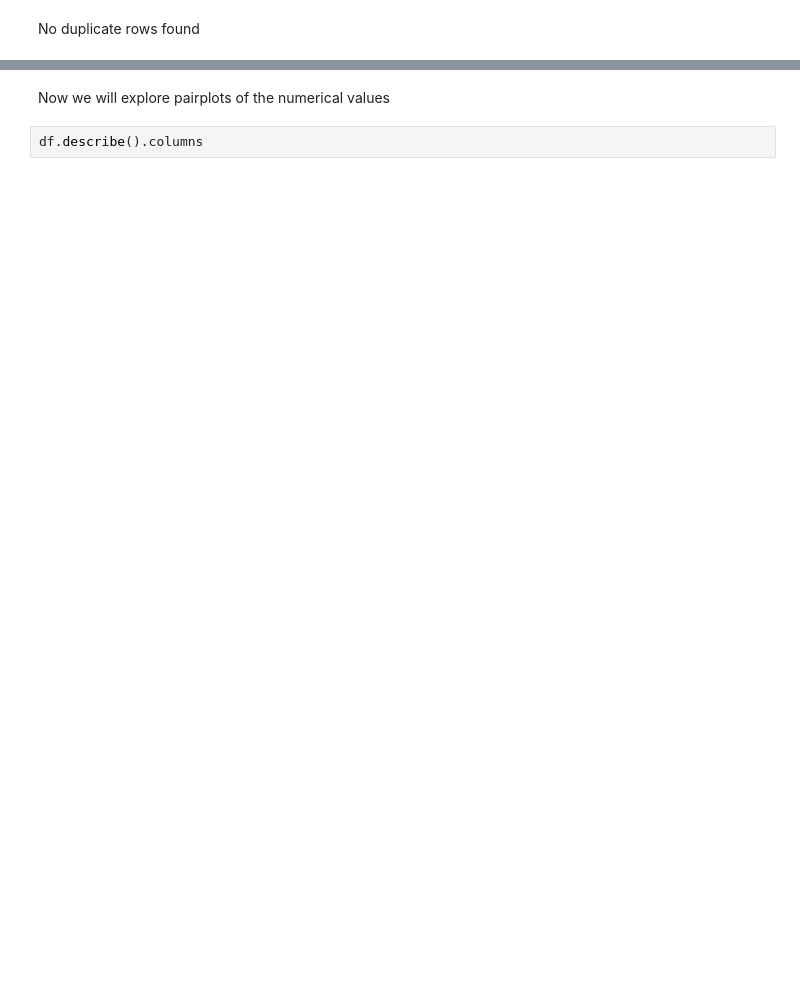
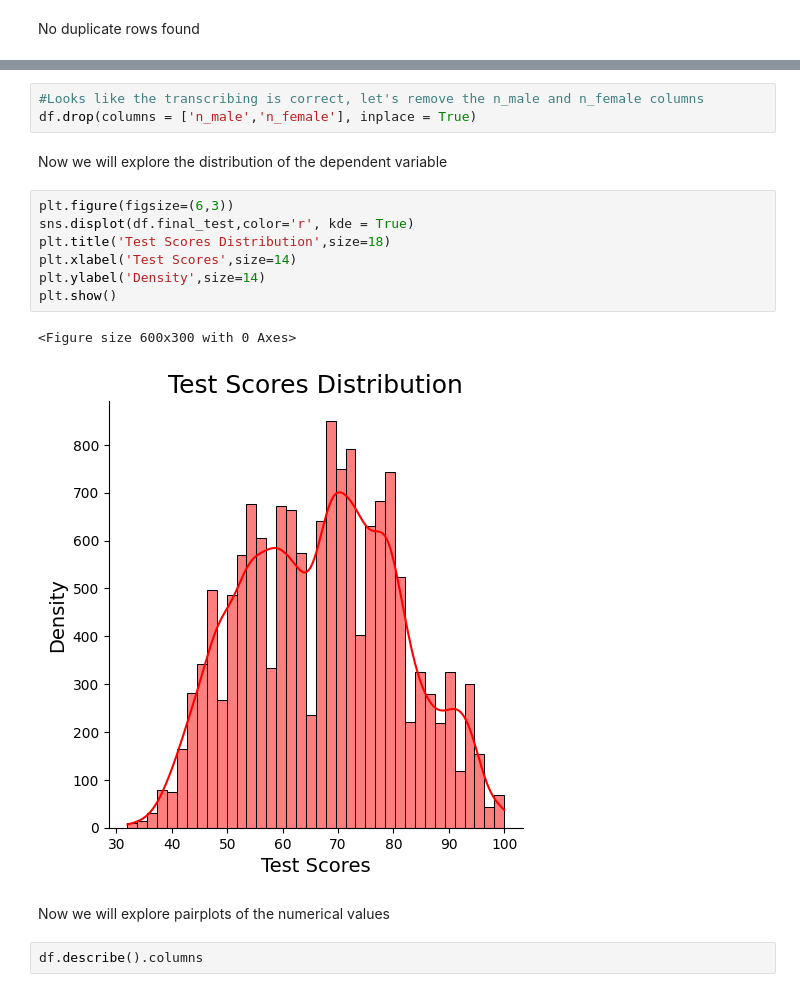
Before and after one commit to raytrk/Projects, a Jupyter notebook: Python/AIAP_PYS/eda.ipynb, the cells around one changed output, grey strips where cells are left out. Cells and saved outputs as stored; diff of their text form; blank space fills up the shorter version.

```diff
--- a/Python/AIAP_PYS/eda.ipynb
+++ b/Python/AIAP_PYS/eda.ipynb
@@ -221,3 +277,18 @@ No duplicate rows found
+# %%
+#Looks like the transcribing is correct, let's remove the n_male and n_female columns
+df.drop(columns = ['n_male','n_female'], inplace = True)
+# %% [markdown]
+Now we will explore the distribution of the dependent variable
+# %%
+plt.figure(figsize=(6,3))
+sns.displot(df.final_test,color='r', kde = True)
+plt.title('Test Scores Distribution',size=18)
+plt.xlabel('Test Scores',size=14)
+plt.ylabel('Density',size=14)
+plt.show()
+# %% [output]
+<Figure size 600x300 with 0 Axes>
+[figure, added]
 # %% [markdown]
 Now we will explore pairplots of the numerical values
 # %%
```
Also changed, not shown: parts of 32 cells of this notebook.
